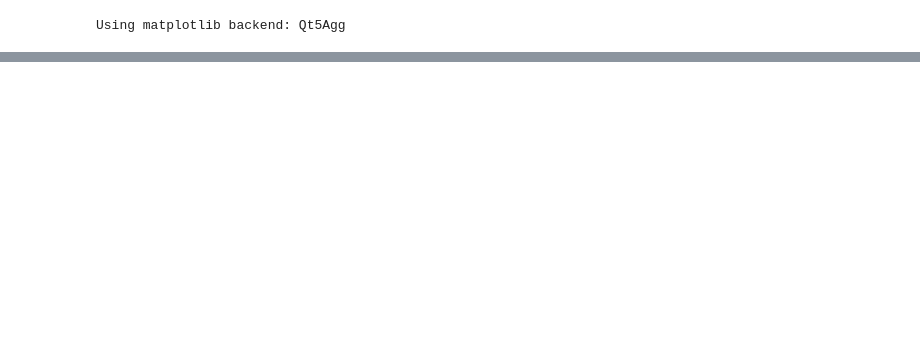
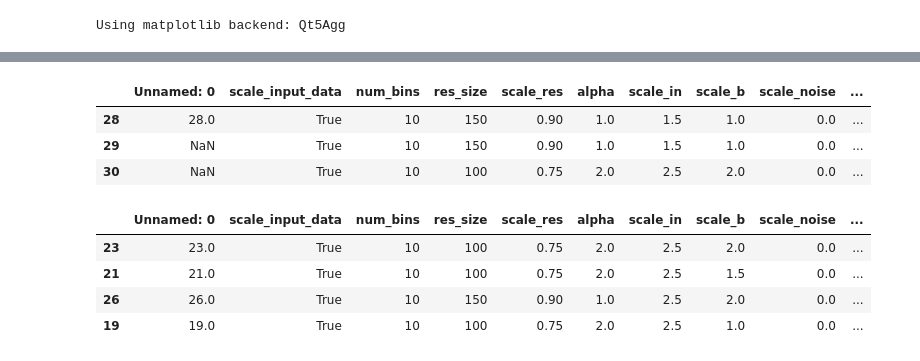
Before and after one commit to brookefitzgerald/ESNResearch, a Jupyter notebook: ZhangClassifyPlayground.ipynb, the cells around one changed output, grey strips where cells are left out. Cells and saved outputs as stored; diff of their text form; code cells hidden in the pictures; blank space fills up the shorter version.

```diff
--- a/ZhangClassifyPlayground.ipynb
+++ b/ZhangClassifyPlayground.ipynb
@@ -302,13 +248,11 @@ plt.show()
 # %%
-seed = 275 # 275, 276, 300
+seed = 275
 nTimeUnits = 1000
 nTrainRuns = 300
 nTestRuns = 419-nTrainRuns
 nToSkip = 12000
 inputSize = 12
-num_bins = 5
+num_bins = 10
 
-rand.seed(seed) # set the seed
-np.random.seed(seed)
 rvs = stats.uniform(-1,2).rvs # uniform distribution between [-1,1]
 # %%
@@ -327,10 +271,18 @@ Using matplotlib backend: Qt5Agg
 # %%
 # Tunable parameters
 res_size = 100
-scale_res = 0.6
-alpha = 4.5 # regularization rate
-scale_in = 2.3
-scale_b = 1.0
+scale_res = 0.75
+alpha = 2.0 # regularization rate
+scale_in = 2.5
+scale_b = 2.0
 scale_noise = 0.
 exp_decay_rate = 0.995
 scale_input_data = True
+
+rand.seed(seed) # set the seed
+np.random.seed(seed)
+
+#dfm=pd.read_csv('parameter_history.csv', header=0)
+last_row = dfm.shape[0]-1
+prev_tot_corr = dfm.loc[:,'tot_corr'][last_row]
+prev_tot_test_corr = dfm.loc[:,'tot_test_corr'][last_row]
@@ -381,0 +368,6 @@ Y = np.dot(W_out,M)
+# %%
+parameter_names = ['scale_input_data','num_bins','res_size','scale_res','alpha','scale_in','scale_b','scale_noise',
+                   'exp_decay_rate','tot_corr','bin_corr','tot_test_corr','bin_test_corr']
+parameter_vals = [scale_input_data,num_bins,res_size,scale_res,alpha,scale_in,scale_b,
+                  scale_noise,exp_decay_rate,tot_corr,bin_corr,tot_test_corr,bin_test_corr]
+dfm = dfm.append(dict(zip(parameter_names,parameter_vals)),ignore_index=True)
@@ -382 +376,16 @@ Y = np.dot(W_out,M)
+# %%
+dfm.tail(3)
+# %% [output]
+|  | Unnamed: 0 | scale_input_data | num_bins | res_size | scale_res | alpha | scale_in | scale_b | scale_noise | ... |
+| 28 | 28.0 | True | 10 | 150 | 0.90 | 1.0 | 1.5 | 1.0 | 0.0 | ... |
+| 29 | NaN | True | 10 | 150 | 0.90 | 1.0 | 1.5 | 1.0 | 0.0 | ... |
+| 30 | NaN | True | 10 | 100 | 0.75 | 2.0 | 2.5 | 2.0 | 0.0 | ... |
+# %%
+dfm.sort_values(['tot_test_corr','tot_corr'],ascending=False).head(4)
+# %% [output]
+|  | Unnamed: 0 | scale_input_data | num_bins | res_size | scale_res | alpha | scale_in | scale_b | scale_noise | ... |
+| 23 | 23.0 | True | 10 | 100 | 0.75 | 2.0 | 2.5 | 2.0 | 0.0 | ... |
+| 21 | 21.0 | True | 10 | 100 | 0.75 | 2.0 | 2.5 | 1.5 | 0.0 | ... |
+| 26 | 26.0 | True | 10 | 150 | 0.90 | 1.0 | 2.5 | 2.0 | 0.0 | ... |
+| 19 | 19.0 | True | 10 | 100 | 0.75 | 2.0 | 2.5 | 1.0 | 0.0 | ... |
 # %%
```
Also changed, not shown: parts of 29 cells of this notebook, 2 other files.
